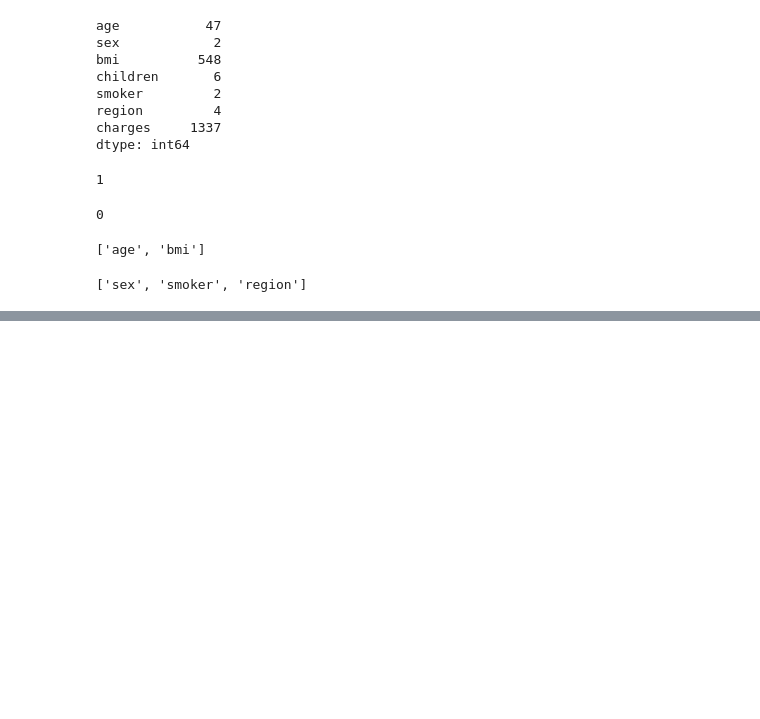
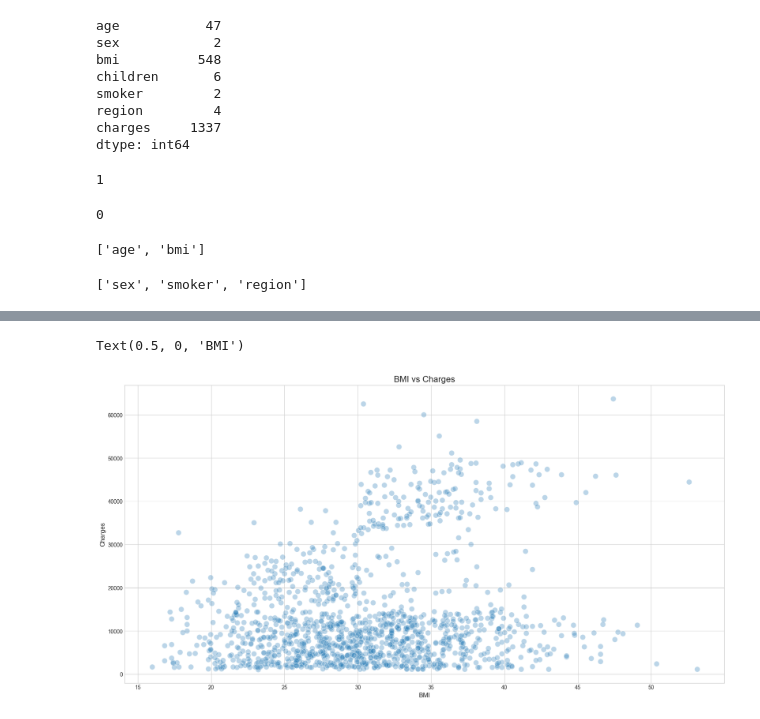
Before and after one commit to Park-HY-00/BAV, a Jupyter notebook: week12-hw.ipynb, the cells around one changed output, grey strips where cells are left out. Drawn from its saved outputs; the diff is of its cells as text; code cells hidden in the pictures; blank space fills up the shorter version.

```diff
--- a/week12-hw.ipynb
+++ b/week12-hw.ipynb
@@ -85,0 +155,10 @@ df.drop(['Make','Model','Vehicle Class','Transmission','Fuel Type'], axis = 1, i
+# %%
+plt.scatter(x = 'bmi', y = 'charges',
+		data = df, s = 100, alpha = 0.3, edgecolor = 'white')
+
+plt.title('BMI vs Charges', fontsize = 16)
+plt.ylabel('Charges', fontsize = 12)
+plt.xlabel('BMI', fontsize = 12)
+# %% [output]
+Text(0.5, 0, 'BMI')
+[figure, added]
```
Also changed, not shown: parts of 26 cells of this notebook.
